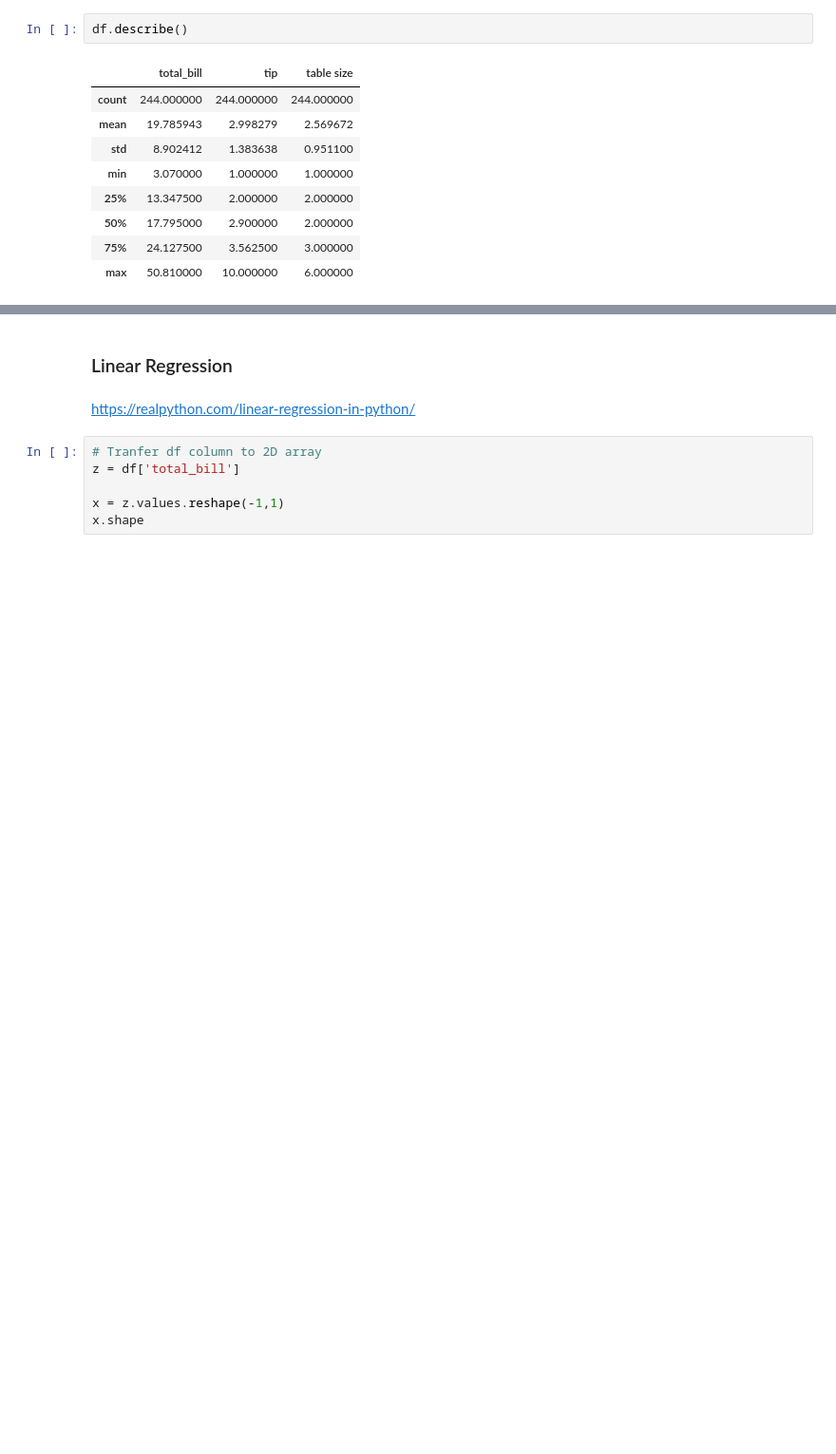
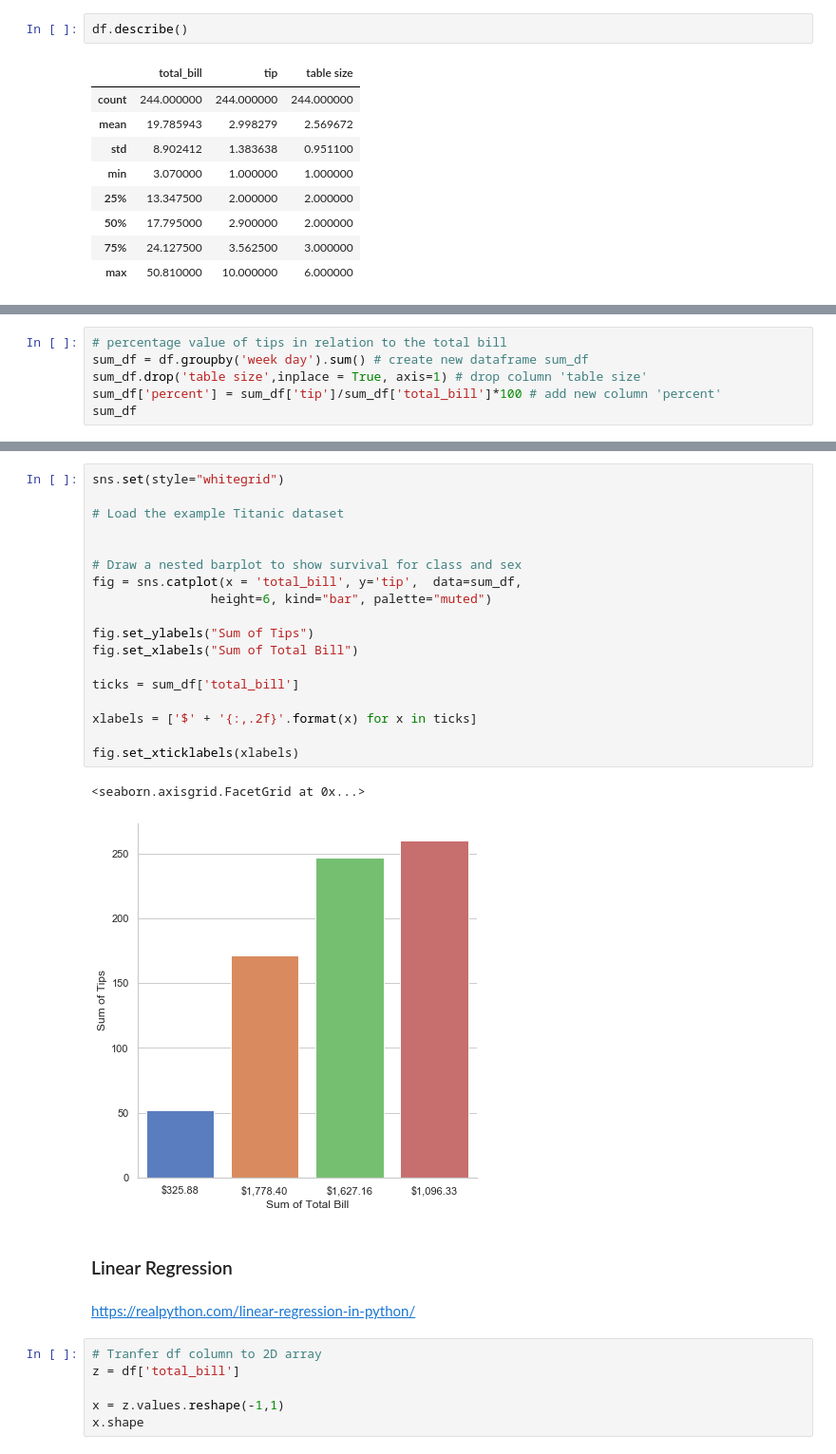
Before and after one commit to Slawak1/GMIT-FDA_Assesment_2019, a Jupyter notebook: gmit_fda_assesment_2019.ipynb, the cells around one changed output, grey strips where cells are left out. Shown at 95% size. Saved outputs shown, nothing was run; the diff lists cells and outputs as text; blank space fills up the shorter version.

```diff
--- a/gmit_fda_assesment_2019.ipynb
+++ b/gmit_fda_assesment_2019.ipynb
@@ -164,0 +191,6 @@ ax = sns.scatterplot(x="total_bill", y="tip", data=df )
+# %%
+# percentage value of tips in relation to the total bill
+sum_df = df.groupby('week day').sum() # create new dataframe sum_df
+sum_df.drop('table size',inplace = True, axis=1) # drop column 'table size'
+sum_df['percent'] = sum_df['tip']/sum_df['total_bill']*100 # add new column 'percent'
+sum_df
@@ -165,3 +204,24 @@ ax = sns.scatterplot(x="total_bill", y="tip", data=df )
+# %%
+sns.set(style="whitegrid")
+
+# Load the example Titanic dataset
+
+
+# Draw a nested barplot to show survival for class and sex
+fig = sns.catplot(x = 'total_bill', y='tip',  data=sum_df,
+                height=6, kind="bar", palette="muted")
+
+fig.set_ylabels("Sum of Tips")
+fig.set_xlabels("Sum of Total Bill")
+
+ticks = sum_df['total_bill']
+
+xlabels = ['$' + '{:,.2f}'.format(x) for x in ticks]
+
+fig.set_xticklabels(xlabels)
+# %% [output]
+<seaborn.axisgrid.FacetGrid at 0x...>
+[figure, added]
 # %% [markdown]
 ### Linear Regression
 # %% [markdown]
```
Also changed, not shown: parts of 11 cells of this notebook.
